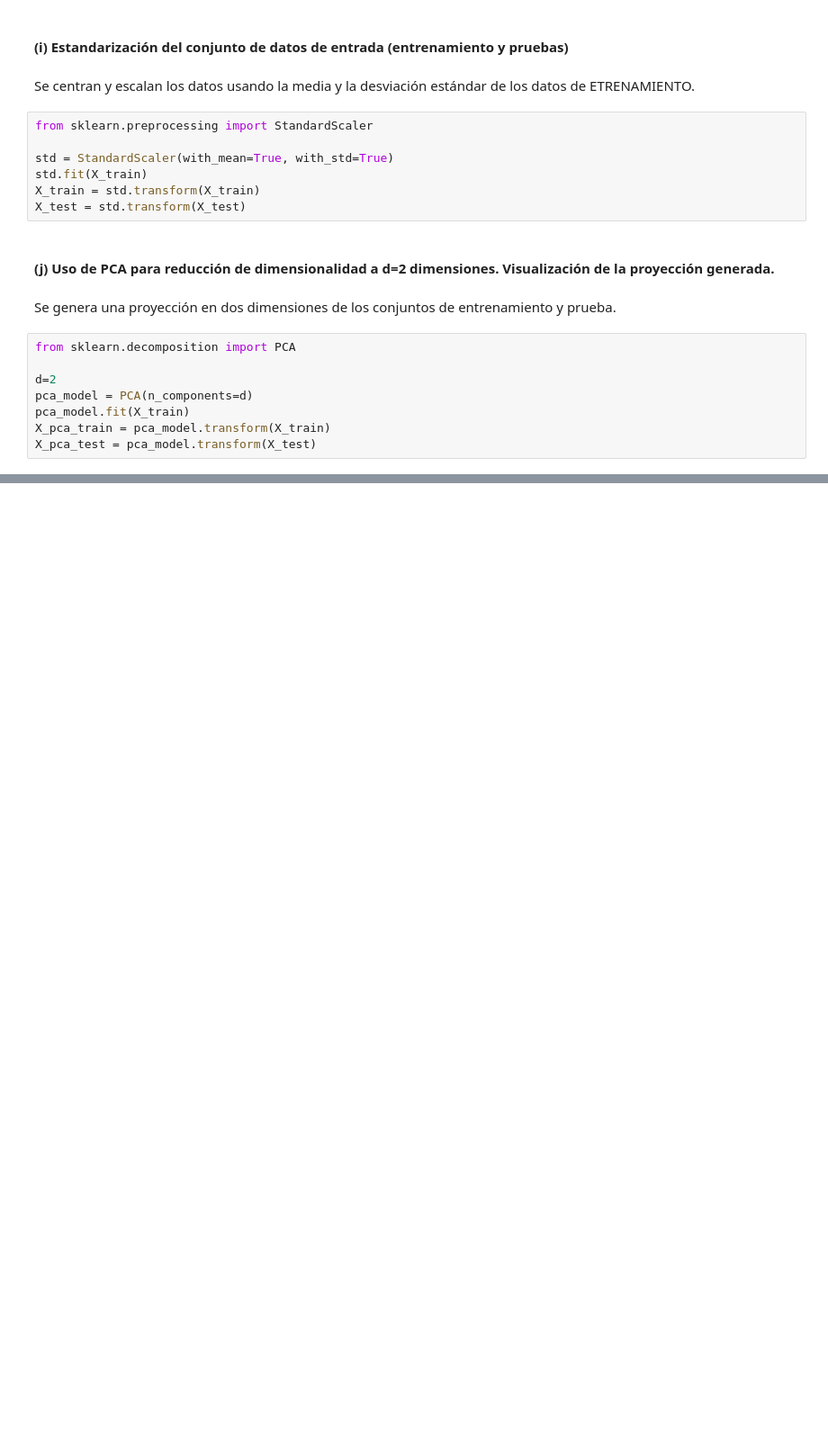
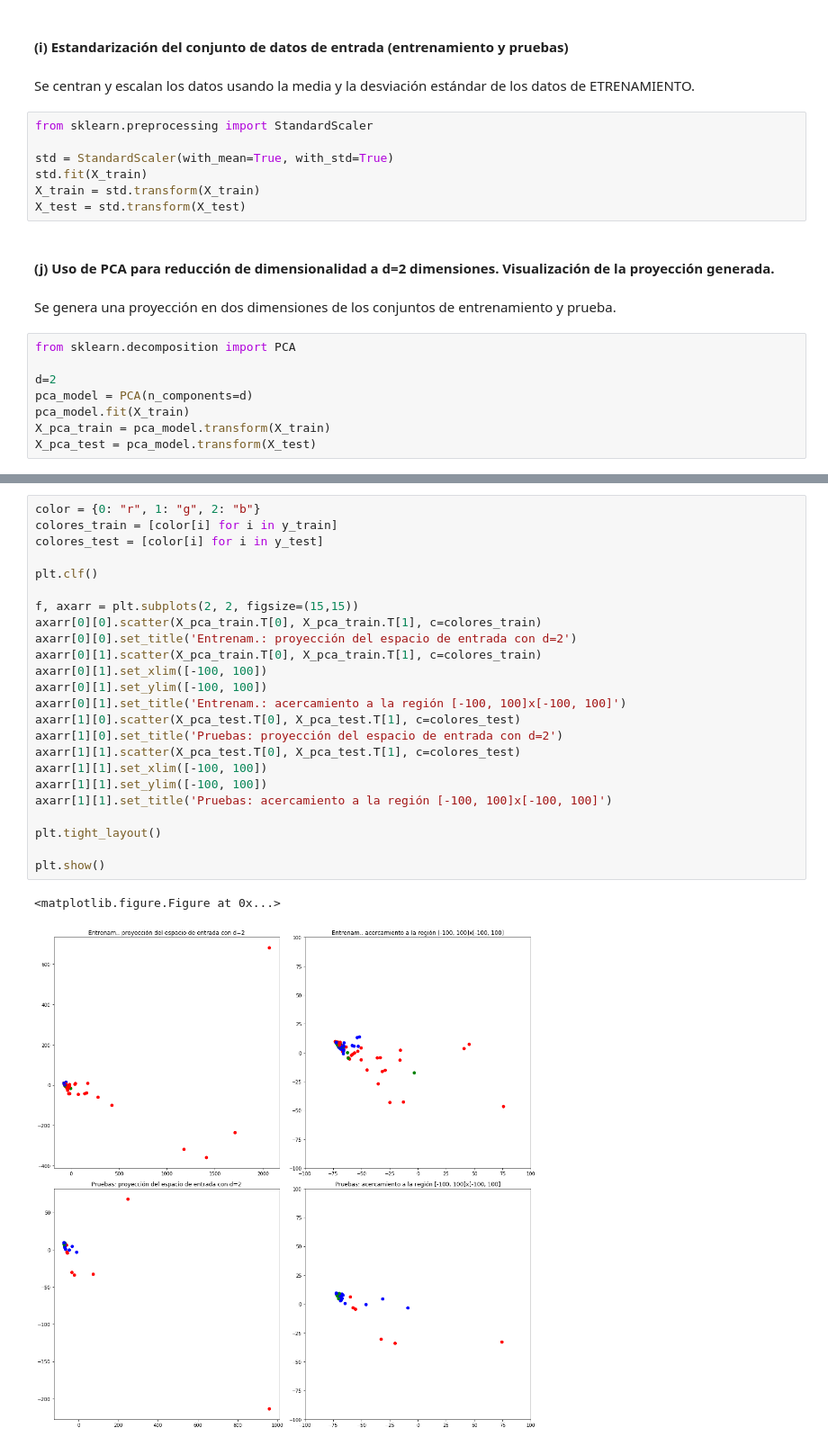
Before and after one commit to Buguemar/Tarea2ML, a Jupyter notebook: Pregunta 2.ipynb, the cells around one changed output, grey strips where cells are left out. Shown: that part at 90% size. Cells and saved outputs as stored; diff of their text form; blank space fills up the shorter version.

```diff
--- a/Pregunta 2.ipynb
+++ b/Pregunta 2.ipynb
@@ -324,0 +287,27 @@ def train_model(param):
+# %%
+color = {0: "r", 1: "g", 2: "b"}
+colores_train = [color[i] for i in y_train]
+colores_test = [color[i] for i in y_test]
+
+plt.clf()
+
+f, axarr = plt.subplots(2, 2, figsize=(15,15))
+axarr[0][0].scatter(X_pca_train.T[0], X_pca_train.T[1], c=colores_train)
+axarr[0][0].set_title('Entrenam.: proyección del espacio de entrada con d=2')
+axarr[0][1].scatter(X_pca_train.T[0], X_pca_train.T[1], c=colores_train)
+axarr[0][1].set_xlim([-100, 100])
+axarr[0][1].set_ylim([-100, 100])
+axarr[0][1].set_title('Entrenam.: acercamiento a la región [-100, 100]x[-100, 100]')
+axarr[1][0].scatter(X_pca_test.T[0], X_pca_test.T[1], c=colores_test)
+axarr[1][0].set_title('Pruebas: proyección del espacio de entrada con d=2')
+axarr[1][1].scatter(X_pca_test.T[0], X_pca_test.T[1], c=colores_test)
+axarr[1][1].set_xlim([-100, 100])
+axarr[1][1].set_ylim([-100, 100])
+axarr[1][1].set_title('Pruebas: acercamiento a la región [-100, 100]x[-100, 100]')
+
+plt.tight_layout()
+
+plt.show()
+# %% [output]
+<matplotlib.figure.Figure at 0x...>
+[figure, added]
```
Also changed, not shown: parts of 65 cells of this notebook.
